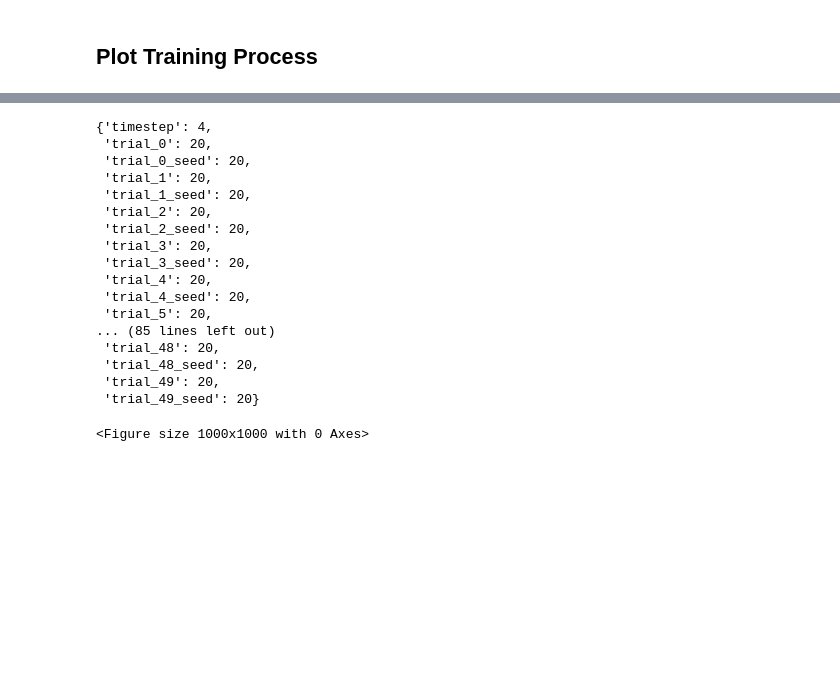
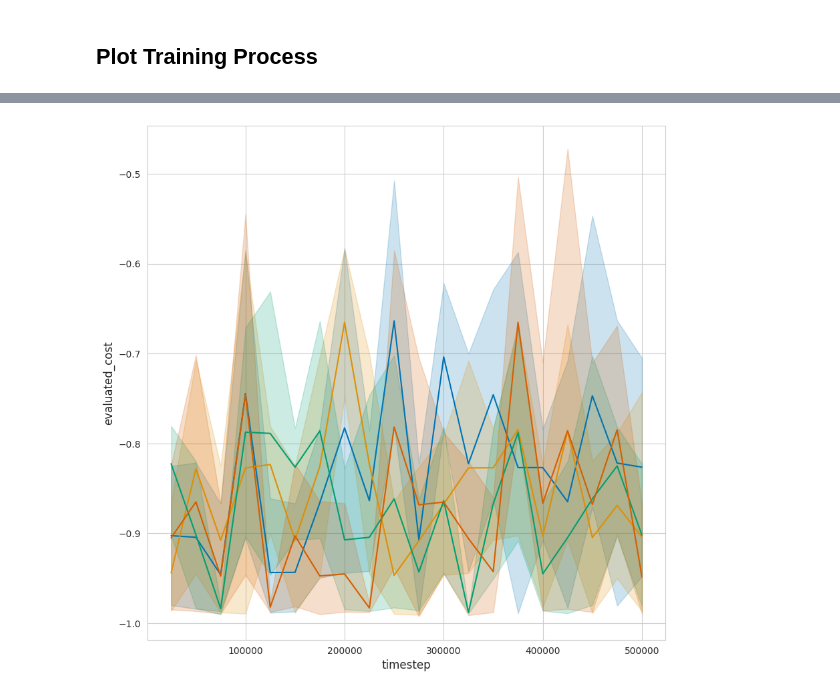
Before and after one commit to automl/GrowNN, a Jupyter notebook: plotting/plot_trianing_process.ipynb, the cells around one changed output, grey strips where cells are left out. Cells and saved outputs as stored; diff of their text form; code cells hidden in the pictures; blank space fills up the shorter version.

```diff
--- a/plotting/plot_trianing_process.ipynb
+++ b/plotting/plot_trianing_process.ipynb
@@ -200,33 +201,9 @@ training_process.head()
 # %%
 training_process = training_process[training_process["experiment_id"] == 1]
-# %%
-fig = plt.figure(figsize=(10, 10))
-final_df = {"timestep": training_process["timestep"].unique()}
-for trial_number in training_process.trial_number.unique():
-    final_df[f"trial_{trial_number}"] = []
-    final_df[f"trial_{trial_number}_seed"] = []
-    for seed in training_process.seed.unique():
-        relevant_df = training_process[(training_process.trial_number == trial_number) & (training_process.seed == seed)]
-        final_df[f"trial_{trial_number}"] += list(relevant_df["evaluated_cost"])
-        final_df[f"trial_{trial_number}_seed"] += [seed] * len(relevant_df["evaluated_cost"])
-
-{key: len(value) for key, value in final_df.items()}
-# %% [output]
-{'timestep': 4,
- 'trial_0': 20,
- 'trial_0_seed': 20,
- 'trial_1': 20,
- 'trial_1_seed': 20,
- 'trial_2': 20,
- 'trial_2_seed': 20,
- 'trial_3': 20,
- 'trial_3_seed': 20,
- 'trial_4': 20,
- 'trial_4_seed': 20,
- 'trial_5': 20,
-... (85 lines left out)
- 'trial_48': 20,
- 'trial_48_seed': 20,
- 'trial_49': 20,
- 'trial_49_seed': 20}
-<Figure size 1000x1000 with 0 Axes>
+# %%
+fig = plt.figure(figsize=(10, 10))
+for trial_number in range(0, 200, 50):
+    sns.lineplot(data=training_process[training_process["trial_number"] == trial_number], x="timestep", y="evaluated_cost")
+plt.show()
+# %% [output]
+[figure, added]
```
Also changed, not shown: parts of 7 cells of this notebook, 5 other files.
